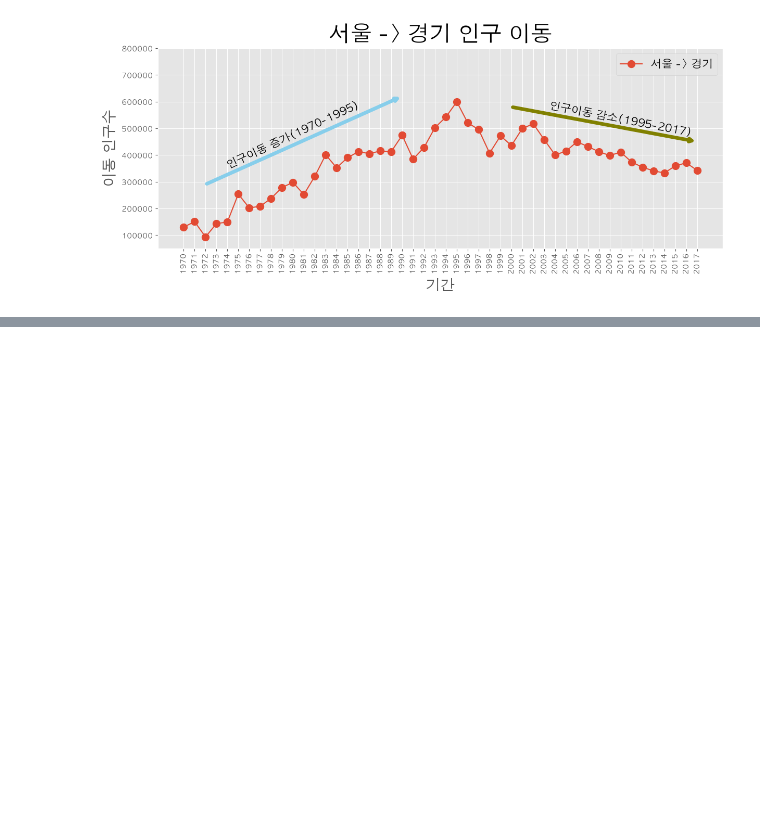
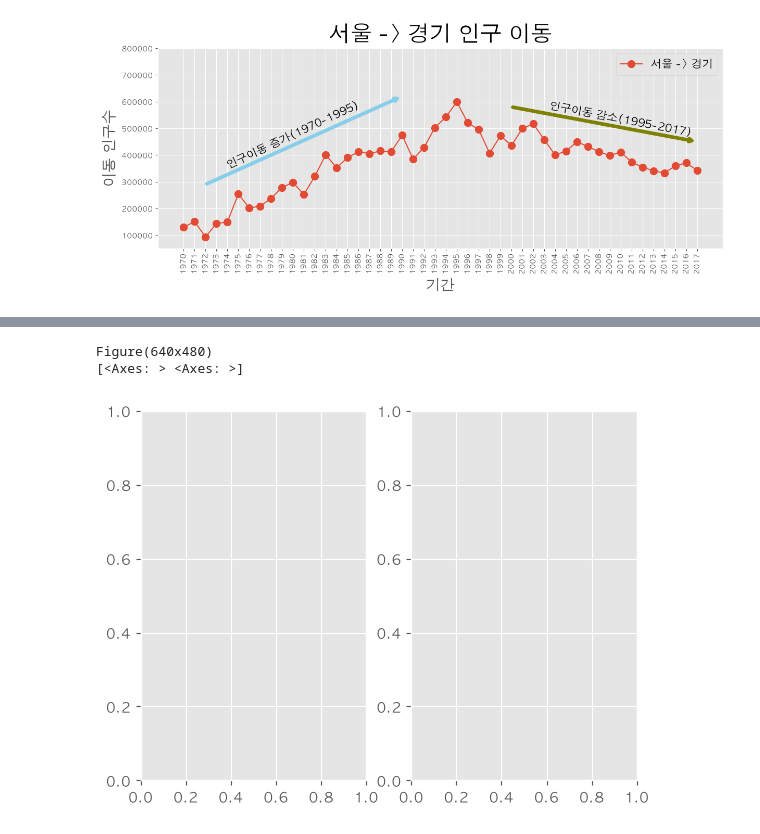
Before and after one commit to YoonTae98/18_data_analytics, a Jupyter notebook: 01_matplotlib.ipynb, the cells around one changed output, grey strips where cells are left out. Saved outputs shown, nothing was run; the diff lists cells and outputs as text; code cells hidden in the pictures; blank space fills up the shorter version.

```diff
--- a/01_matplotlib.ipynb
+++ b/01_matplotlib.ipynb
@@ -262,0 +314,8 @@ plt.show()
+# %%
+fig, axes = plt.subplots(1, 2)
+print(fig)
+print(axes)
+# %% [output]
+Figure(640x480)
+[<Axes: > <Axes: >]
+[figure, added]
```
Also changed, not shown: parts of 19 cells of this notebook, 2 other files.
